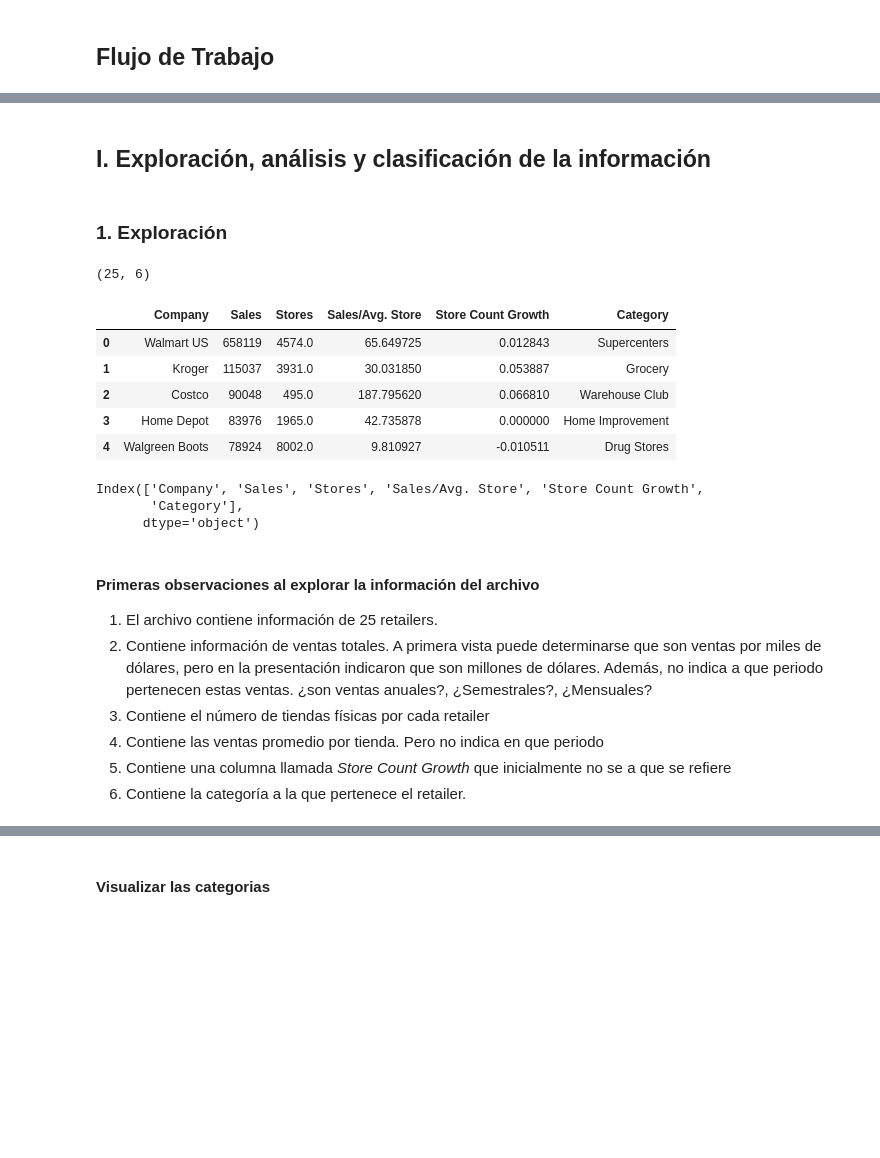
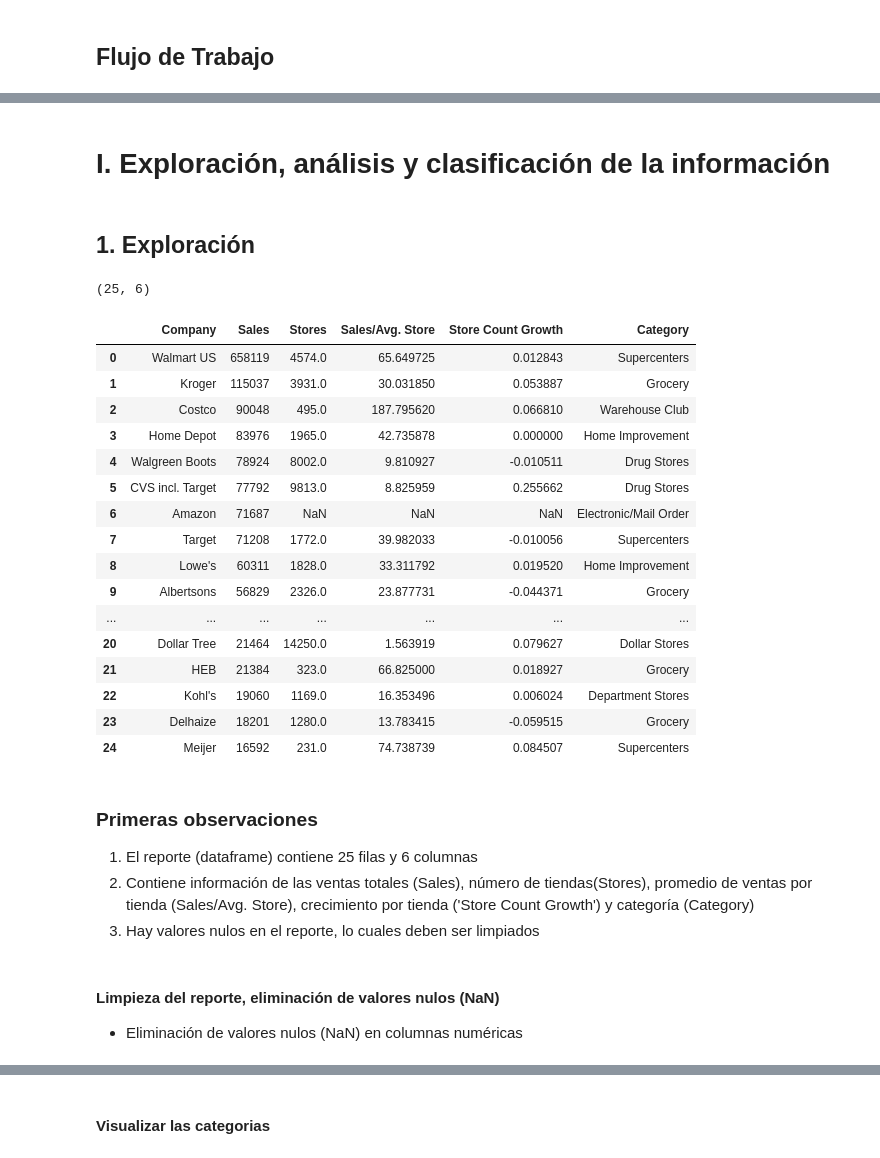
Before and after one commit to r3card0/Data-Academy-Project, a Jupyter notebook: proyecto_datacademy.ipynb, the cells around one changed output, grey strips where cells are left out. Saved outputs shown, nothing was run; the diff lists cells and outputs as text; code cells hidden in the pictures; blank space fills up the shorter version.

```diff
--- a/proyecto_datacademy.ipynb
+++ b/proyecto_datacademy.ipynb
@@ -14,5 +16,5 @@ El trabajo lo realizaré en 3 etapas:
 # %% [markdown]
-## I. Exploración, análisis y clasificación de la información
+# I. Exploración, análisis y clasificación de la información
 # %%
 # Importar librerías aquí
 import pandas as pd
@@ -23,39 +25,38 @@ import seaborn as sns
 # Importar datos aquí
 df = pd.read_csv('/work/largest_us_retailers.csv')
 # %% [markdown]
-### 1. Exploración
+## 1. Exploración
+# %%
+# Conocer cuantas filas y columnas tiene el reporte
+df.shape
+# %% [output]
+(25, 6)
 # %%
 # Explorar el archivo
-# Determinar la cantidad de columnas y filas que tiene el dataset.
-df.shape
+df
 # %% [output]
-(25, 6)
+|  | Company | Sales | Stores | Sales/Avg. Store | Store Count Growth | Category |
+| 0 | Walmart US | 658119 | 4574.0 | 65.649725 | 0.012843 | Supercenters |
+| 1 | Kroger | 115037 | 3931.0 | 30.031850 | 0.053887 | Grocery |
+| 2 | Costco | 90048 | 495.0 | 187.795620 | 0.066810 | Warehouse Club |
+| 3 | Home Depot | 83976 | 1965.0 | 42.735878 | 0.000000 | Home Improvement |
+| 4 | Walgreen Boots | 78924 | 8002.0 | 9.810927 | -0.010511 | Drug Stores |
+| 5 | CVS incl. Target | 77792 | 9813.0 | 8.825959 | 0.255662 | Drug Stores |
+| 6 | Amazon | 71687 | NaN | NaN | NaN | Electronic/Mail Order |
+| 7 | Target | 71208 | 1772.0 | 39.982033 | -0.010056 | Supercenters |
+| 8 | Lowe's | 60311 | 1828.0 | 33.311792 | 0.019520 | Home Improvement |
+| 9 | Albertsons | 56829 | 2326.0 | 23.877731 | -0.044371 | Grocery |
+| ... | ... | ... | ... | ... | ... | ... |
+| 20 | Dollar Tree | 21464 | 14250.0 | 1.563919 | 0.079627 | Dollar Stores |
+| 21 | HEB | 21384 | 323.0 | 66.825000 | 0.018927 | Grocery |
+| 22 | Kohl's | 19060 | 1169.0 | 16.353496 | 0.006024 | Department Stores |
+| 23 | Delhaize | 18201 | 1280.0 | 13.783415 | -0.059515 | Grocery |
+| 24 | Meijer | 16592 | 231.0 | 74.738739 | 0.084507 | Supercenters |
-# %%
-# Explorar el archivo
-df.head()
-# Analizar la información contenida en las columnas
-# Identificar los
-# %% [output]
-|  | Company | Sales | Stores | Sales/Avg. Store | Store Count Growth | Category |
-| 0 | Walmart US | 658119 | 4574.0 | 65.649725 | 0.012843 | Supercenters |
-| 1 | Kroger | 115037 | 3931.0 | 30.031850 | 0.053887 | Grocery |
-| 2 | Costco | 90048 | 495.0 | 187.795620 | 0.066810 | Warehouse Club |
-| 3 | Home Depot | 83976 | 1965.0 | 42.735878 | 0.000000 | Home Improvement |
-| 4 | Walgreen Boots | 78924 | 8002.0 | 9.810927 | -0.010511 | Drug Stores |
-# %%
-# Explorar el archivo. Identificar el nombre correcto de las columnas
-# metodo que permite listar el nombre de las columnas
-df.columns
-# %% [output]
-Index(['Company', 'Sales', 'Stores', 'Sales/Avg. Store', 'Store Count Growth',
-       'Category'],
-      dtype='object')
-# %% [markdown]
-#### Primeras observaciones al explorar la información del archivo
-
-1. El archivo contiene información de 25 retailers.
-2. Contiene información de ventas totales. A primera vista puede determinarse que son ventas por miles de dólares, pero en la presentación indicaron que son millones de dólares. Además, no indica a que periodo pertenecen estas ventas. ¿son ventas anuales?, ¿Semestrales?, ¿Mensuales?
-3. Contiene el número de tiendas físicas por cada retailer
-4. Contiene las ventas promedio por tienda. Pero no indica en que periodo
-5. Contiene una columna llamada *Store Count Growth* que inicialmente no se a que se refiere
-6. Contiene la categoría a la que pertenece el retailer.
+# %% [markdown]
+### Primeras observaciones
+1. El reporte (dataframe) contiene 25 filas y 6 columnas
+2. Contiene información de las ventas totales (Sales), número de tiendas(Stores), promedio de ventas por tienda (Sales/Avg. Store), crecimiento por tienda ('Store Count Growth') y categoría (Category)
+3. Hay valores nulos en el reporte, lo cuales deben ser limpiados
+# %% [markdown]
+#### Limpieza del reporte, eliminación de valores nulos (NaN)
+* Eliminación de valores nulos (NaN) en columnas numéricas
```
Also changed, not shown: parts of 9 cells of this notebook.
